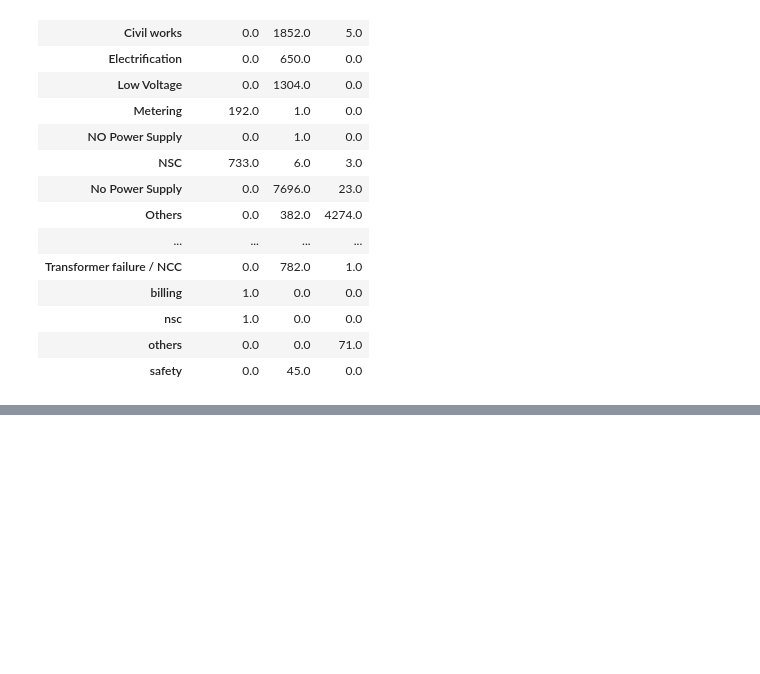
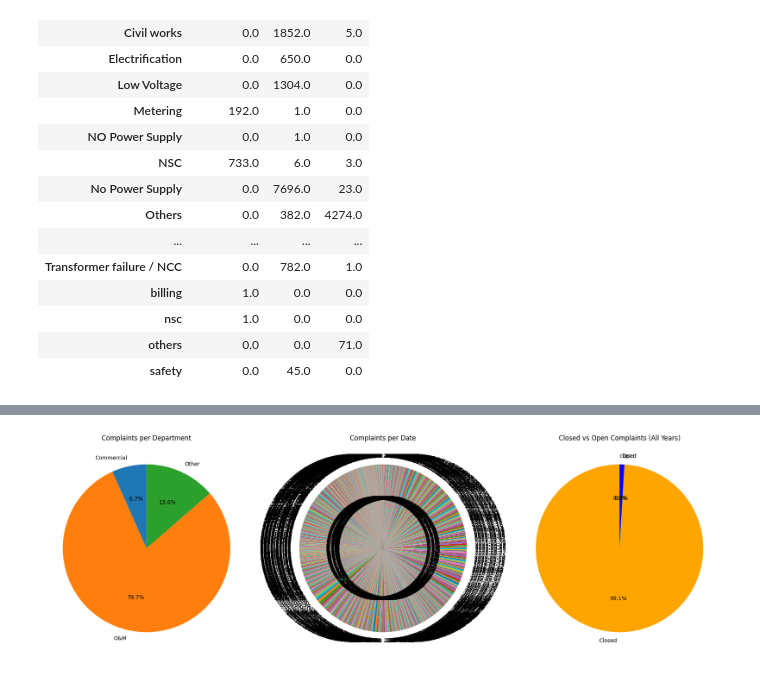
Before and after one commit to susantkumarsahoo/Twitter_X_Flow_Prediction_Tp, a Jupyter notebook: notebooks/01_note.ipynb, the cells around one changed output, grey strips where cells are left out. Saved outputs shown, nothing was run; the diff lists cells and outputs as text; code cells hidden in the pictures; blank space fills up the shorter version.

```diff
--- a/notebooks/01_note.ipynb
+++ b/notebooks/01_note.ipynb
@@ -329,0 +472,51 @@ pivot_df
+# %%
+import pandas as pd
+import matplotlib.pyplot as plt
+
+# --- Step 1: Prepare Data ---
+df['DATE'] = pd.to_datetime(df['DATE'])
+df['YEAR'] = df['DATE'].dt.year
+
+# --- Step 2: Summaries ---
+dept_summary = df.groupby('DEPT').size().reset_index(name='TOTAL_COMPLAINTS')
+daily_counts = df.groupby('DATE').size().reset_index(name='TOTAL_COMPLAINTS')
+status_summary = df.groupby(['YEAR','CLOSED/OPEN']).size().reset_index(name='COUNT')
+
+# --- Step 3: Combined Pie Charts ---
+fig, axes = plt.subplots(1, 3, figsize=(18, 6))
+
+# 1. Complaints per Department
+axes[0].pie(
+    dept_summary['TOTAL_COMPLAINTS'],
+    labels=dept_summary['DEPT'],
+    autopct='%1.1f%%',
+    startangle=90
+)
+axes[0].set_title("Complaints per Department")
+
+# 2. Daily Complaints (aggregate as pie of totals per date)
+axes[1].pie(
+    daily_counts['TOTAL_COMPLAINTS'],
+    labels=daily_counts['DATE'].dt.strftime('%Y-%m-%d'),
+    autopct='%1.1f%%',
+    startangle=90
+)
+axes[1].set_title("Complaints per Date")
+
+# 3. Closed vs Open per Year (pie for each year combined)
+# Aggregate across years
+status_total = status_summary.groupby('CLOSED/OPEN')['COUNT'].sum().reset_index()
+
+axes[2].pie(
+    status_total['COUNT'],
+    labels=status_total['CLOSED/OPEN'],
+    autopct='%1.1f%%',
+    startangle=90,
+    colors=['orange','blue']
+)
+axes[2].set_title("Closed vs Open Complaints (All Years)")
+
+plt.tight_layout()
+plt.show()
+# %% [output]
+[figure, added]
```
Also changed, not shown: parts of 7 cells of this notebook, 9 other files.
